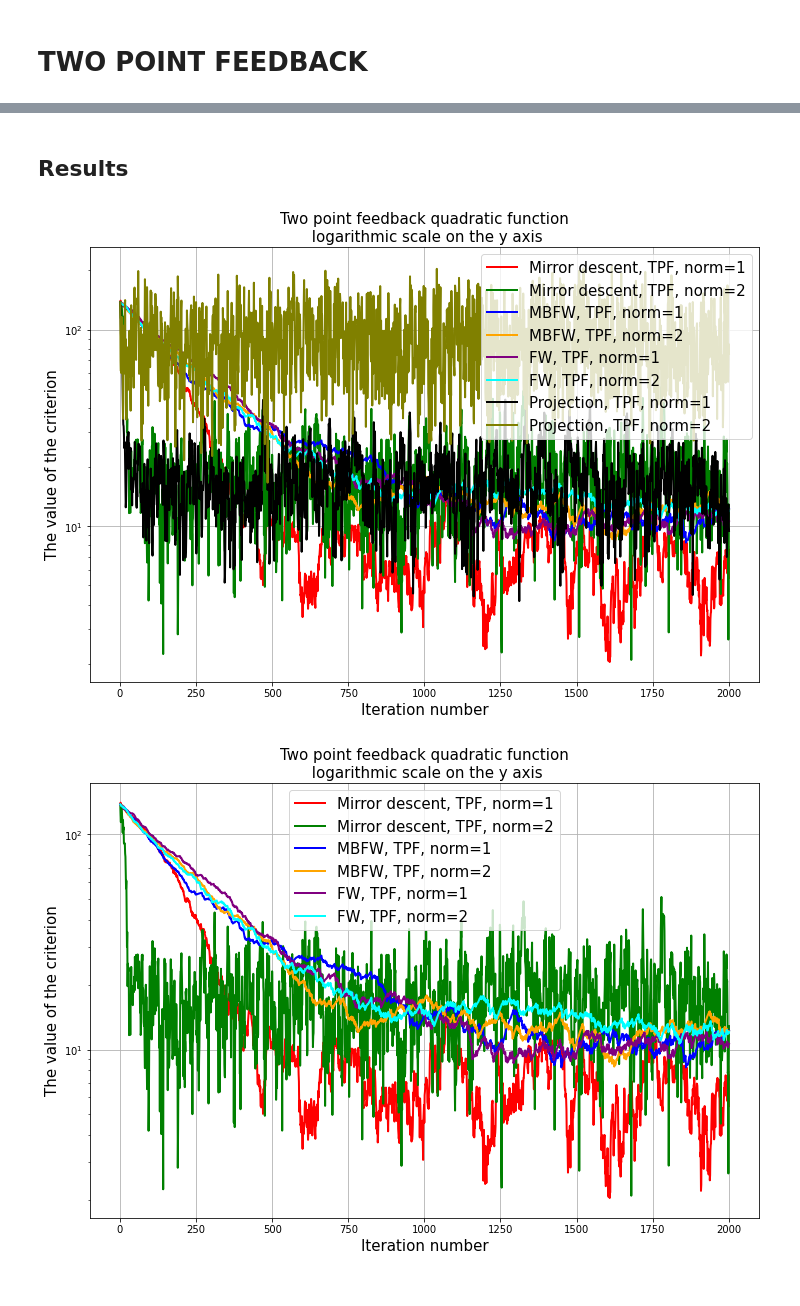
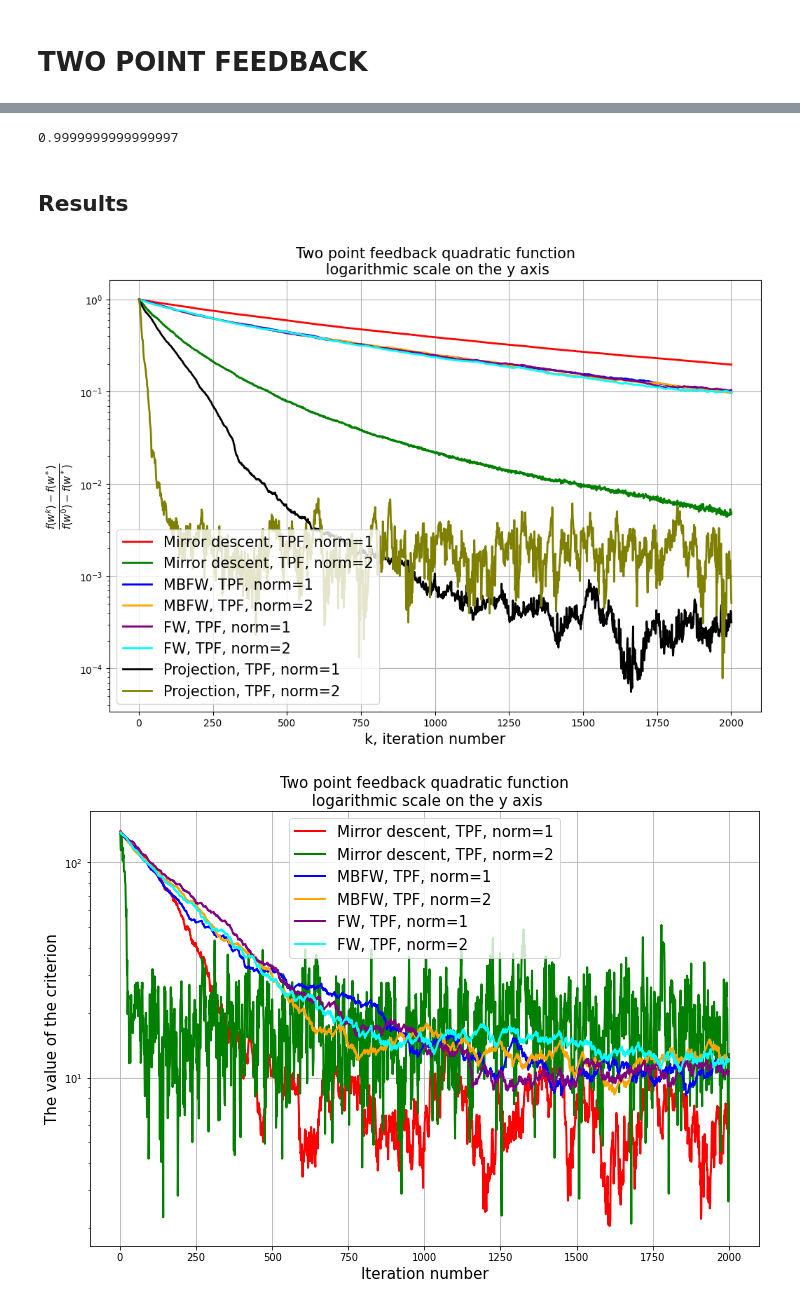
Before and after one commit to minashkinvladislav/Frank_Wolfe, a Jupyter notebook: first_experiment.ipynb, the cells around one changed output, grey strips where cells are left out. Cells and saved outputs as stored; diff of their text form; code cells hidden in the pictures.

```diff
--- a/first_experiment.ipynb
+++ b/first_experiment.ipynb
@@ -89,21 +103,22 @@ for norm in [1, 2]:
       args['norm'] = norm
       mirror_descent = models.GradientDescent(f, nabla_f=models.get_grad_tpf, x_0=w_0,
                                               max_steps=2000, gamma_k=const_gamma, args=args,
-                                              nabla_f_true=nabla_f_true,
-                                              criterium='gap', use_mirror=True)
+                                              nabla_f_true=nabla_f_true, x_sol=w_sol_true,
+                                              criterium='f(x_k) - f(x^*)', use_mirror=True)
 
       w_sol, errors, _ = mirror_descent.search()
       is_in_simplex = ((w_sol == (np.abs(w_sol))).all() \
                        and (np.linalg.norm(w_sol, ord=1) == 1))
       iterations = range(1, len(errors)+1)
-      errors_mir_tpf.append(errors)
+      errors_mir_tpf.append(errors/R_0)
       iterations_mir_tpf.append(iterations)
       labels_mir_tpf.append("Mirror descent, TPF, norm=%i" % norm)
       print("Mirror descent, TPF, norm=%i. f(w_sol) = %.5f \
             , w_sol in simplex: %s, sum: %.5f" % (norm, f(w_sol, args), is_in_simplex, sum(w_sol)))
 
 title = "Mirror descent, two point feedback"
-models.make_err_plot(iterations_mir_tpf, errors_mir_tpf,
+y_label = r'$\frac{f(w^k) - f(w^*)}{f(w^0) - f(w^*)}$'
+models.make_err_plot(iterations_mir_tpf, errors_mir_tpf, y_label=y_label,
                      labels=labels_mir_tpf, title=title, markers=[None]*100)
 # %% [output]
 [interactive output not drawn]
@@ -118,4 +131,7 @@ Mirror descent, TPF, norm=2. f(w_sol) = 26.75867             , w_sol in simplex:
 # %%
+def const_gamma(k, func, nabla_f, x_curr, x_sol, args):
+    return 1. / (args['L'])
+
 errors_mbfw_tpf = []
 iterations_mbfw_tpf = []
 labels_mbfw_tpf = []
@@ -124,22 +140,23 @@ for norm in [1, 2]:
       args['norm'] = norm
       mirror_descent = models.GradientDescent(f, nabla_f=models.get_grad_tpf, x_0=w_0,
                                               max_steps=2000, gamma_k=const_gamma, args=args,
-                                              nabla_f_true=nabla_f_true,
-                                              criterium='gap', use_mbfw=True,
+                                              nabla_f_true=nabla_f_true, x_sol = w_sol_true,
+                                              criterium='f(x_k) - f(x^*)', use_mbfw=True,
                                               momentum_k=momentum_k)
 
       w_sol, errors, _ = mirror_descent.search()
       is_in_simplex = ((w_sol == (np.abs(w_sol))).all() \
                        and (np.linalg.norm(w_sol, ord=1) == 1))
       iterations = range(1, len(errors)+1)
-      errors_mbfw_tpf.append(errors)
+      errors_mbfw_tpf.append(errors / R_0)
       iterations_mbfw_tpf.append(iterations)
       labels_mbfw_tpf.append("MBFW, TPF, norm=%i" % norm)
       print("MBFW, TPF, norm=%i. f(w_sol) = %.5f \
             , w_sol in simplex: %s, sum: %.5f" % (norm, f(w_sol, args), is_in_simplex, sum(w_sol)))
 
 title = "MBFW, two point feedback"
-models.make_err_plot(iterations_mbfw_tpf, errors_mbfw_tpf,
+y_label = r'$\frac{f(w^k) - f(w^*)}{f(w^0) - f(w^*)}$'
+models.make_err_plot(iterations_mbfw_tpf, errors_mbfw_tpf, y_label=y_label,
                      labels=labels_mbfw_tpf, title=title, markers=[None]*100)
 # %% [output]
 [interactive output not drawn]
@@ -159,21 +175,22 @@ for norm in [1, 2]:
       args['norm'] = norm
       mirror_descent = models.GradientDescent(f, nabla_f=models.get_grad_tpf, x_0=w_0,
                                               max_steps=2000, gamma_k=const_gamma, args=args,
-                                              nabla_f_true=nabla_f_true,
-                                              criterium='gap', use_fw=True)
+                                              nabla_f_true=nabla_f_true, x_sol=w_sol_true,
+                                              criterium='f(x_k) - f(x^*)', use_fw=True)
 
       w_sol, errors, _ = mirror_descent.search()
       is_in_simplex = ((w_sol == (np.abs(w_sol))).all() \
                        and (np.linalg.norm(w_sol, ord=1) == 1))
       iterations = range(1, len(errors)+1)
-      errors_fw_tpf.append(errors)
+      errors_fw_tpf.append(errors/R_0)
       iterations_fw_tpf.append(iterations)
       labels_fw_tpf.append("FW, TPF, norm=%i" % norm)
       print("FW, TPF, norm=%i. f(w_sol) = %.5f \
             , w_sol in simplex: %s, sum: %.5f" % (norm, f(w_sol, args), is_in_simplex, sum(w_sol)))
 
 title = "FW, two point feedback"
-models.make_err_plot(iterations_fw_tpf, errors_fw_tpf,
+y_label = r'$\frac{f(w^k) - f(w^*)}{f(w^0) - f(w^*)}$'
+models.make_err_plot(iterations_fw_tpf, errors_fw_tpf, y_label=y_label,
                      labels=labels_fw_tpf, title=title, markers=[None]*100)
 # %% [output]
 [interactive output not drawn]
@@ -193,22 +209,23 @@ for norm in [1, 2]:
       args['norm'] = norm
       mirror_descent = models.GradientDescent(f, nabla_f=models.get_grad_tpf, x_0=w_0,
                                               max_steps=2000, gamma_k=const_gamma, args=args,
-                                              nabla_f_true=nabla_f_true,
+                                              nabla_f_true=nabla_f_true, x_sol=w_sol_true,
                                               proj_func = models.GradientDescent.projection,
-                                              criterium='gap', use_proj=True)
+                                              criterium='f(x_k) - f(x^*)', use_proj=True)
 
       w_sol, errors, _ = mirror_descent.search()
       is_in_simplex = ((w_sol == (np.abs(w_sol))).all() \
                        and (np.linalg.norm(w_sol, ord=1) == 1))
       iterations = range(1, len(errors)+1)
-      errors_pr_tpf.append(errors)
+      errors_pr_tpf.append(errors/R_0)
       iterations_pr_tpf.append(iterations)
       labels_pr_tpf.append("Projection, TPF, norm=%i" % norm)
       print("FW, TPF, norm=%i. f(w_sol) = %.5f \
             , w_sol in simplex: %s, sum: %.5f" % (norm, f(w_sol, args), is_in_simplex, sum(w_sol)))
 
 title = "Projection, two point feedback"
-models.make_err_plot(iterations_pr_tpf, errors_pr_tpf,
+y_label = r'$\frac{f(w^k) - f(w^*)}{f(w^0) - f(w^*)}$'
+models.make_err_plot(iterations_pr_tpf, errors_pr_tpf, y_label=y_label,
                      labels=labels_pr_tpf, title=title, markers=[None]*100)
 # %% [output]
 [interactive output not drawn]
@@ -219,14 +272,19 @@ FW, TPF, norm=2. f(w_sol) = 33.93823             , w_sol in simplex: False, sum:
+# %%
+sum(w_sol)
+# %% [output]
+0.9999999999999997
 # %% [markdown]
 ## Results
 # %%
 title = "Two point feedback quadratic function"
 iterations_tpf = iterations_mir_tpf + iterations_mbfw_tpf + iterations_fw_tpf + iterations_pr_tpf
 errors_tpf = errors_mir_tpf + errors_mbfw_tpf + errors_fw_tpf + errors_pr_tpf
 labels_tpf = labels_mir_tpf + labels_mbfw_tpf + labels_fw_tpf + labels_pr_tpf
-models.make_err_plot(iterations_tpf, errors_tpf,
+y_label = r'$\frac{f(w^k) - f(w^*)}{f(w^0) - f(w^*)}$'
+models.make_err_plot(iterations_tpf, errors_tpf, y_label=y_label,
                      labels=labels_tpf, title=title, markers=[None]*100)
 # %% [output]
-[figure, old version]
+[figure, new version]
 # %%
 title = "Two point feedback quadratic function"
 iterations_tpf = iterations_mir_tpf + iterations_mbfw_tpf + iterations_fw_tpf
```
Also changed, not shown: parts of 21 cells of this notebook, 1 other file.
